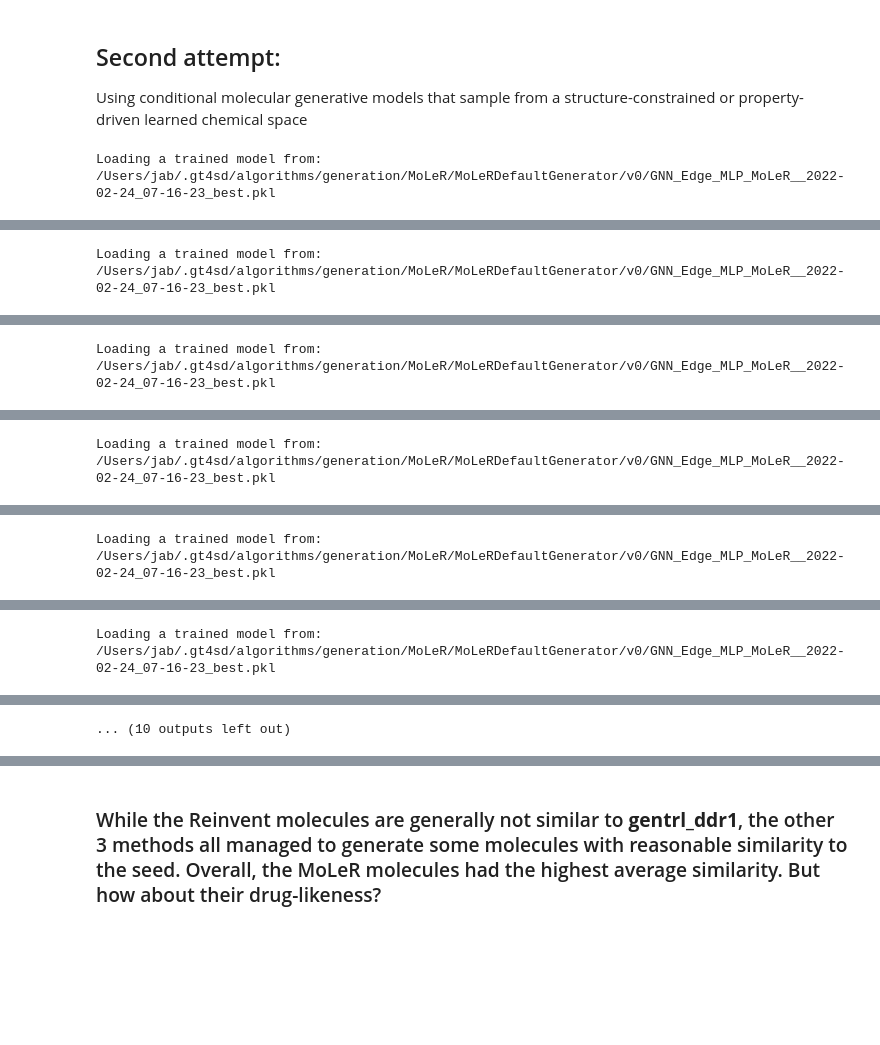
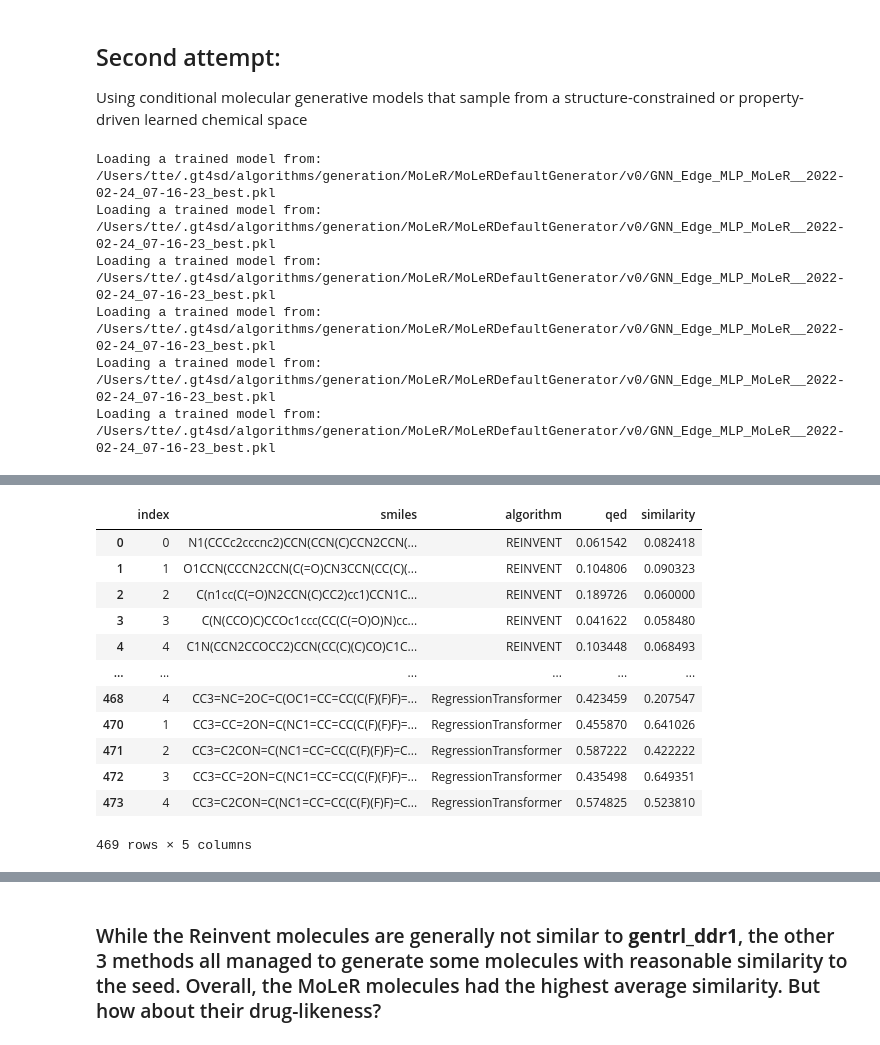
Before and after one commit to GT4SD/gt4sd-core, a Jupyter notebook: notebooks/discovery-demo.ipynb, the cells around one changed output, grey strips where cells are left out. Saved outputs shown, nothing was run; the diff lists cells and outputs as text; code cells hidden in the pictures; blank space fills up the shorter version.

```diff
--- a/notebooks/discovery-demo.ipynb
+++ b/notebooks/discovery-demo.ipynb
@@ -321,7 +256,7 @@ for i in range(rt_attempts):
     rt_algs.append(RegressionTransformer(configuration=rt_config, target=rt_input))
 # %%
 # Sample from the models (this will take a while)
-
+disable_rdkit_logging()
 cg_mol_df = pd.DataFrame()
 batch_size = 32
 num_samples = 100
@@ -329,7 +264,7 @@ num_samples = 100
 
 for model,name in tqdm(
     zip(conditional_algorithms, conditional_names), total=len(conditional_names),
-    desc='Processing algorithm number:'
+    desc="Processing algorithm number:"
 ):
     smiles = []
     while len(smiles) < num_samples:
@@ -338,17 +273,17 @@ for model,name in tqdm(
     cg_mol_df = pd.concat([
         cg_mol_df,
         pd.DataFrame({
-            'smiles': smiles,
-            'algorithm': [name]*len(smiles),
-            'qed': list(map(lambda x: qed(Chem.MolFromSmiles(x)), smiles)),
-            'similarity': list(map(get_tani, smiles))
+            "smiles": smiles,
+            "algorithm": [name] * len(smiles),
+            "qed": list(map(lambda x: qed(Chem.MolFromSmiles(x)), smiles)),
+            "similarity": list(map(get_tani, smiles))
         })
     ], axis=0
     )
 
 # Now run the Regression Transformer configurations
 rt_smiles = set()
-for model in tqdm(rt_algs, total=len(rt_algs), desc='Processing RT number:'):
+for model in tqdm(rt_algs, total=len(rt_algs), desc="Processing RT number:"):
     smiles = set()
     while len(smiles) < rt_samples:
         smiles = smiles.union([s[0] for s in list(model.sample(rt_samples)) if s[0] not in rt_smiles])
@@ -356,17 +291,22 @@ for model in tqdm(rt_algs, total=len(rt_algs), desc='Processing RT number:'):
     cg_mol_df = pd.concat([
         cg_mol_df,
         pd.DataFrame({
-            'smiles': list(smiles),
-            'algorithm': ['RegressionTransformer']*len(smiles),
-            'qed': list(map(lambda x: qed(Chem.MolFromSmiles(x)), smiles)),
-            'similarity': list(map(get_tani, smiles))
+            "smiles": list(smiles),
+            "algorithm": ["RegressionTransformer"] * len(smiles),
+            "qed": list(map(lambda x: qed(Chem.MolFromSmiles(x)), smiles)),
+            "similarity": list(map(get_tani, smiles))
         })
     ], axis=0
     )
 
 # Remove re-generations of original molecule and add seed
 cg_mol_df = cg_mol_df.reset_index()
-cg_mol_df = cg_mol_df[cg_mol_df.similarity<1]
+cg_mol_df = cg_mol_df[cg_mol_df.similarity <  1]
 cg_mol_df
 # %% [output]
-Loading a trained model from: /Users/jab/.gt4sd/algorithms/generation/MoLeR/MoLeRDefaultGenerator/v0/GNN_Edge_MLP_MoLeR__2022-02-24_07-16-23_best.pkl
+Loading a trained model from: /Users/tte/.gt4sd/algorithms/generation/MoLeR/MoLeRDefaultGenerator/v0/GNN_Edge_MLP_MoLeR__2022-02-24_07-16-23_best.pkl
+Loading a trained model from: /Users/tte/.gt4sd/algorithms/generation/MoLeR/MoLeRDefaultGenerator/v0/GNN_Edge_MLP_MoLeR__2022-02-24_07-16-23_best.pkl
+Loading a trained model from: /Users/tte/.gt4sd/algorithms/generation/MoLeR/MoLeRDefaultGenerator/v0/GNN_Edge_MLP_MoLeR__2022-02-24_07-16-23_best.pkl
+Loading a trained model from: /Users/tte/.gt4sd/algorithms/generation/MoLeR/MoLeRDefaultGenerator/v0/GNN_Edge_MLP_MoLeR__2022-02-24_07-16-23_best.pkl
+Loading a trained model from: /Users/tte/.gt4sd/algorithms/generation/MoLeR/MoLeRDefaultGenerator/v0/GNN_Edge_MLP_MoLeR__2022-02-24_07-16-23_best.pkl
+Loading a trained model from: /Users/tte/.gt4sd/algorithms/generation/MoLeR/MoLeRDefaultGenerator/v0/GNN_Edge_MLP_MoLeR__2022-02-24_07-16-23_best.pkl
@@ -390 +317,13 @@ Loading a trained model from: /Users/jab/.gt4sd/algorithms/generation/MoLeR/MoLe
+|  | index | smiles | algorithm | qed | similarity |
+| 0 | 0 | N1(CCCc2cccnc2)CCN(CCN(C)CCN2CCN(... | REINVENT | 0.061542 | 0.082418 |
+| 1 | 1 | O1CCN(CCCN2CCN(C(=O)CN3CCN(CC(C)(... | REINVENT | 0.104806 | 0.090323 |
+| 2 | 2 | C(n1cc(C(=O)N2CCN(C)CC2)cc1)CCN1C... | REINVENT | 0.189726 | 0.060000 |
+| 3 | 3 | C(N(CCO)C)CCOc1ccc(CC(C(=O)O)N)cc... | REINVENT | 0.041622 | 0.058480 |
+| 4 | 4 | C1N(CCN2CCOCC2)CCN(CC(C)(C)CO)C1C... | REINVENT | 0.103448 | 0.068493 |
+| ... | ... | ... | ... | ... | ... |
+| 468 | 4 | CC3=NC=2OC=C(OC1=CC=CC(C(F)(F)F)=... | RegressionTransformer | 0.423459 | 0.207547 |
+| 470 | 1 | CC3=CC=2ON=C(NC1=CC=CC(C(F)(F)F)=... | RegressionTransformer | 0.455870 | 0.641026 |
+| 471 | 2 | CC3=C2CON=C(NC1=CC=CC(C(F)(F)F)=C... | RegressionTransformer | 0.587222 | 0.422222 |
+| 472 | 3 | CC3=CC=2ON=C(NC1=CC=CC(C(F)(F)F)=... | RegressionTransformer | 0.435498 | 0.649351 |
+| 473 | 4 | CC3=C2CON=C(NC1=CC=CC(C(F)(F)F)=C... | RegressionTransformer | 0.574825 | 0.523810 |
-Loading a trained model from: /Users/jab/.gt4sd/algorithms/generation/MoLeR/MoLeRDefaultGenerator/v0/GNN_Edge_MLP_MoLeR__2022-02-24_07-16-23_best.pkl
+469 rows × 5 columns
@@ -408 +329,0 @@ Loading a trained model from: /Users/jab/.gt4sd/algorithms/generation/MoLeR/MoLe
-Loading a trained model from: /Users/jab/.gt4sd/algorithms/generation/MoLeR/MoLeRDefaultGenerator/v0/GNN_Edge_MLP_MoLeR__2022-02-24_07-16-23_best.pkl
@@ -426 +329,0 @@ Loading a trained model from: /Users/jab/.gt4sd/algorithms/generation/MoLeR/MoLe
-Loading a trained model from: /Users/jab/.gt4sd/algorithms/generation/MoLeR/MoLeRDefaultGenerator/v0/GNN_Edge_MLP_MoLeR__2022-02-24_07-16-23_best.pkl
@@ -444 +329,0 @@ Loading a trained model from: /Users/jab/.gt4sd/algorithms/generation/MoLeR/MoLe
-Loading a trained model from: /Users/jab/.gt4sd/algorithms/generation/MoLeR/MoLeRDefaultGenerator/v0/GNN_Edge_MLP_MoLeR__2022-02-24_07-16-23_best.pkl
@@ -462 +329,0 @@ Loading a trained model from: /Users/jab/.gt4sd/algorithms/generation/MoLeR/MoLe
-Loading a trained model from: /Users/jab/.gt4sd/algorithms/generation/MoLeR/MoLeRDefaultGenerator/v0/GNN_Edge_MLP_MoLeR__2022-02-24_07-16-23_best.pkl
@@ -480,4 +330,3 @@ Loading a trained model from: /Users/jab/.gt4sd/algorithms/generation/MoLeR/MoLe
-... (10 outputs left out)
 # %%
 # Plot again the Tanimoto similarity per model
 for model in cg_mol_df.algorithm.unique():
```
Also changed, not shown: parts of 15 cells of this notebook, 7 other files.
